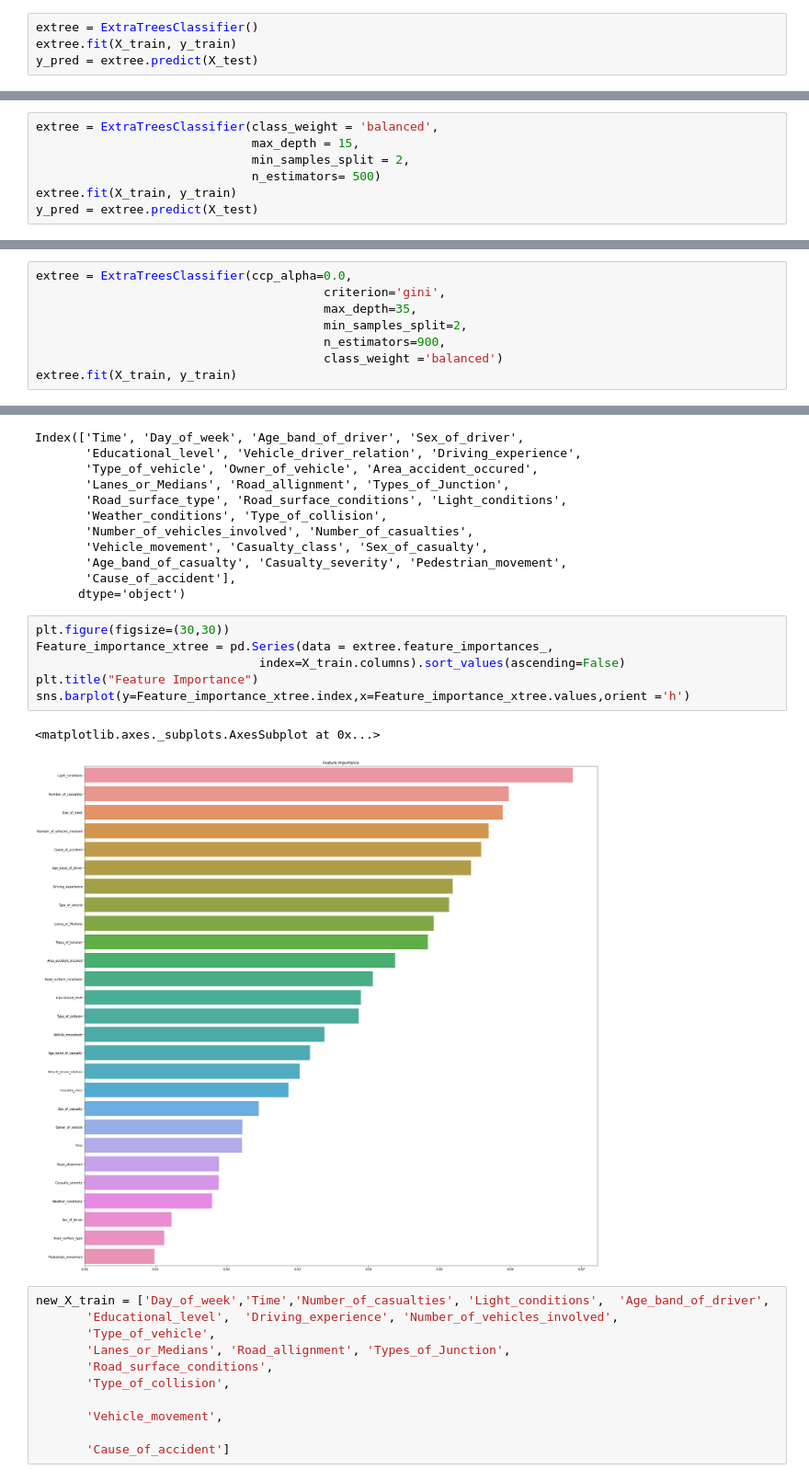
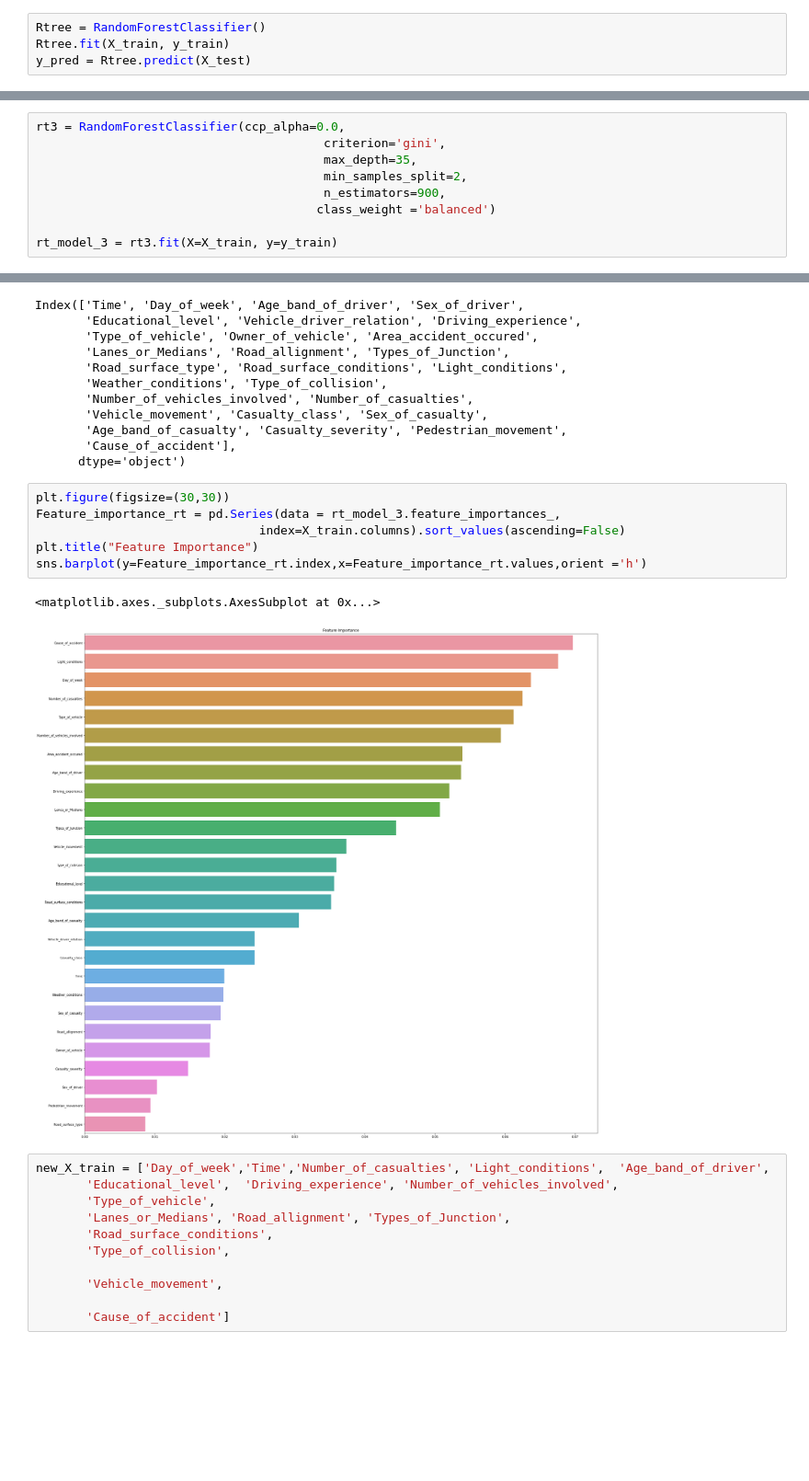
Before and after one commit to bhanu0925/ML_RoadTrafficAcident_Severity_Classification, a Jupyter notebook: Road_Traffic_Accident_Severity_Classification.ipynb, the cells around one changed output, grey strips where cells are left out. Shown at 92% size. Saved outputs shown, nothing was run; the diff lists cells and outputs as text; blank space fills up the shorter version.

```diff
--- a/Road_Traffic_Accident_Severity_Classification.ipynb
+++ b/Road_Traffic_Accident_Severity_Classification.ipynb
@@ -674,9 +676,9 @@ XGB: 0.757247 (0.004733)
 # %% [markdown]
 ### Training with Xtree
 # %%
-extree = ExtraTreesClassifier()
-extree.fit(X_train, y_train)
-y_pred = extree.predict(X_test)
+Rtree = RandomForestClassifier()
+Rtree.fit(X_train, y_train)
+y_pred = Rtree.predict(X_test)
 # %%
 #Show metrics
 def model_evaluation(model,y_test,y_hat):
@@ -805,7 +819,9 @@ model_evaluation(extree,y_test,y_pred)
-# %%
-extree = ExtraTreesClassifier(class_weight = 'balanced',
-                              max_depth = 15,
-                              min_samples_split = 2,
-                              n_estimators= 500)
-extree.fit(X_train, y_train)
-y_pred = extree.predict(X_test)
+# %%
+rt3 = RandomForestClassifier(ccp_alpha=0.0,
+                                        criterion='gini',
+                                        max_depth=35,
+                                        min_samples_split=2,
+                                        n_estimators=900,
+                                       class_weight ='balanced')
+
+rt_model_3 = rt3.fit(X=X_train, y=y_train)
@@ -964,8 +849,0 @@ model_evaluation(extree_model5,y_test,y_pred)
-# %%
-extree = ExtraTreesClassifier(ccp_alpha=0.0,
-                                        criterion='gini',
-                                        max_depth=35,
-                                        min_samples_split=2,
-                                        n_estimators=900,
-                                        class_weight ='balanced')
-extree.fit(X_train, y_train)
@@ -1011,13 +878,13 @@ Index(['Time', 'Day_of_week', 'Age_band_of_driver', 'Sex_of_driver',
       dtype='object')
 # %%
 plt.figure(figsize=(30,30))
-Feature_importance_xtree = pd.Series(data = extree.feature_importances_,
+Feature_importance_rt = pd.Series(data = rt_model_3.feature_importances_,
                                index=X_train.columns).sort_values(ascending=False)
 plt.title("Feature Importance")
-sns.barplot(y=Feature_importance_xtree.index,x=Feature_importance_xtree.values,orient ='h')
+sns.barplot(y=Feature_importance_rt.index,x=Feature_importance_rt.values,orient ='h')
 # %% [output]
 <matplotlib.axes._subplots.AxesSubplot at 0x...>
-[figure, old version]
+[figure, new version]
 # %%
 new_X_train = ['Day_of_week','Time','Number_of_casualties', 'Light_conditions',  'Age_band_of_driver',
        'Educational_level',  'Driving_experience', 'Number_of_vehicles_involved',
```
Also changed, not shown: parts of 40 cells of this notebook.
